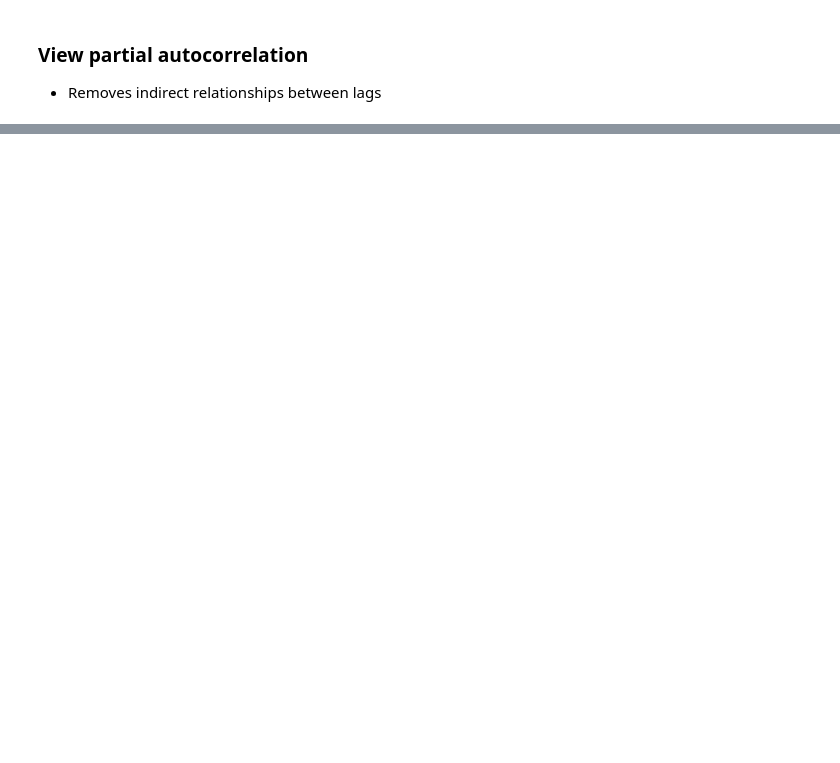
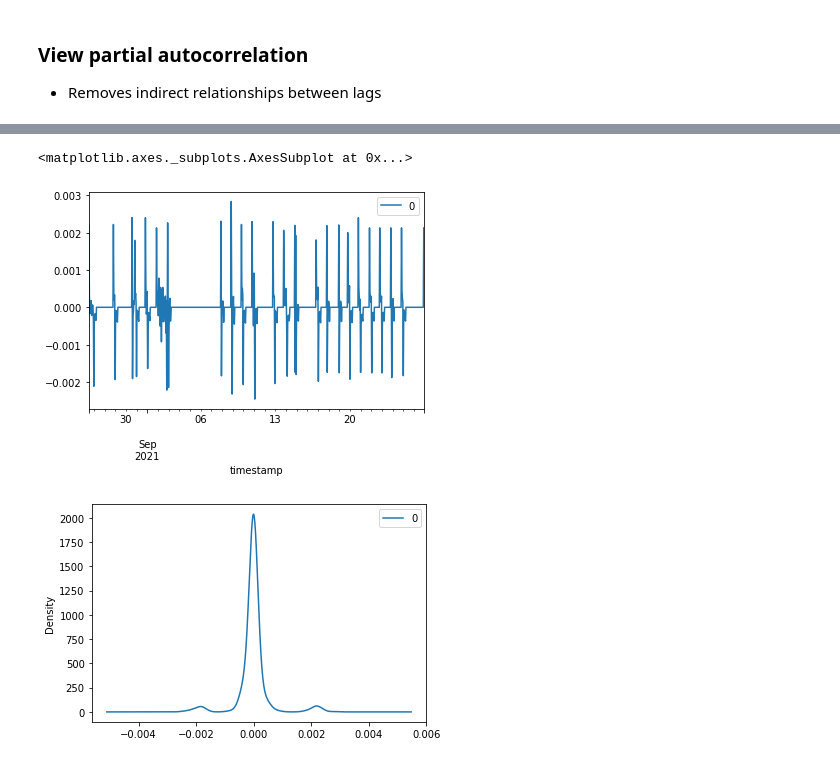
Before and after one commit to smannan/LIFXBulbAnalysis, a Jupyter notebook: SmartBulbARIMAModel.ipynb, the cells around one changed output, grey strips where cells are left out. Drawn from its saved outputs; the diff is of its cells as text; code cells hidden in the pictures; blank space fills up the shorter version.

```diff
--- a/SmartBulbARIMAModel.ipynb
+++ b/SmartBulbARIMAModel.ipynb
@@ -76,0 +85,4 @@ plt.show()
+# %%
+arima_df = bulb_data[['timestamp', 'cost_per_bulb']]
+arima_df.index = arima_df['timestamp']
+arima_df.drop('timestamp', axis=1, inplace=True)
@@ -76,0 +94,5 @@ plt.show()
+# %%
+from statsmodels.tsa.arima.model import ARIMA
+model = ARIMA(arima_df, order=(5,1,0))
+model_fit = model.fit()
+print(model_fit.summary())
@@ -76,0 +117,9 @@ plt.show()
+# %%
+residuals = pd.DataFrame(model_fit.resid)
+residuals.plot()
+# density plot of residuals
+residuals.plot(kind='kde')
+# %% [output]
+<matplotlib.axes._subplots.AxesSubplot at 0x...>
+[figure, added]
+[figure, added]
```
Also changed, not shown: parts of 12 cells of this notebook.
